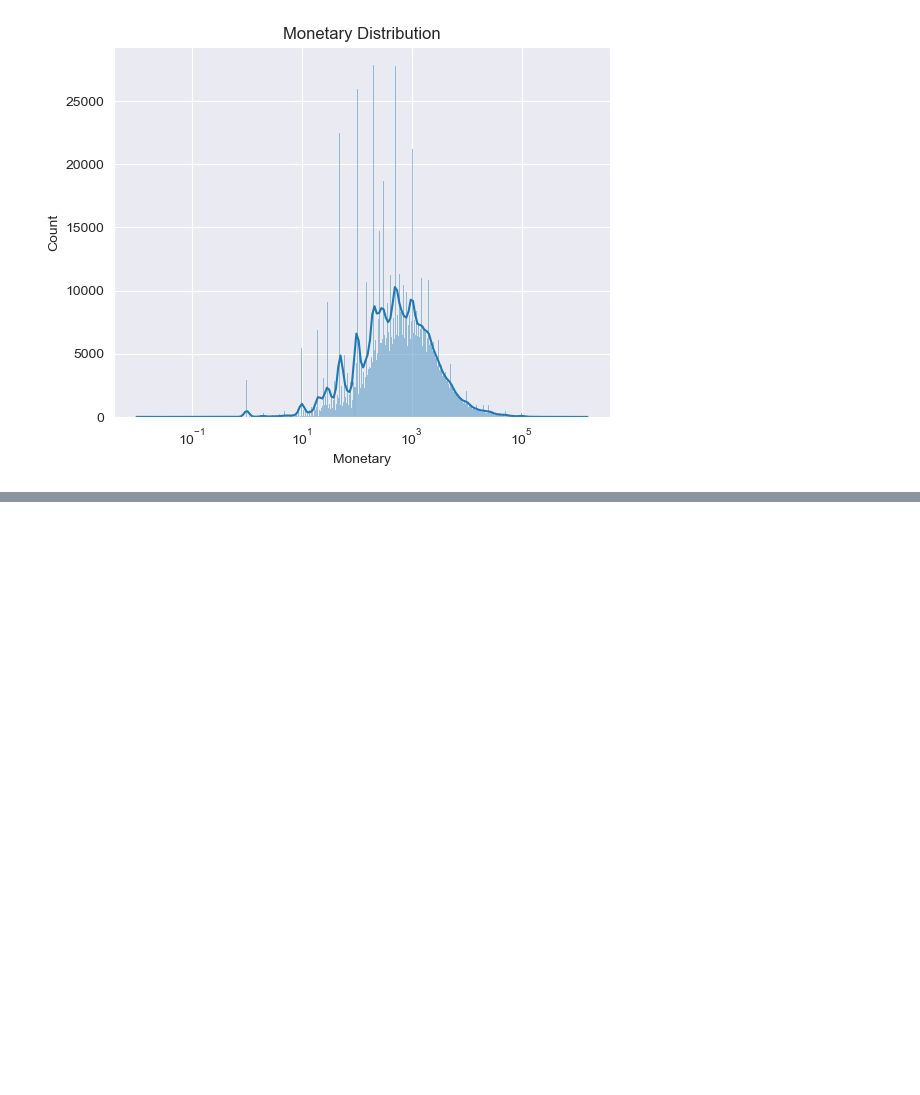
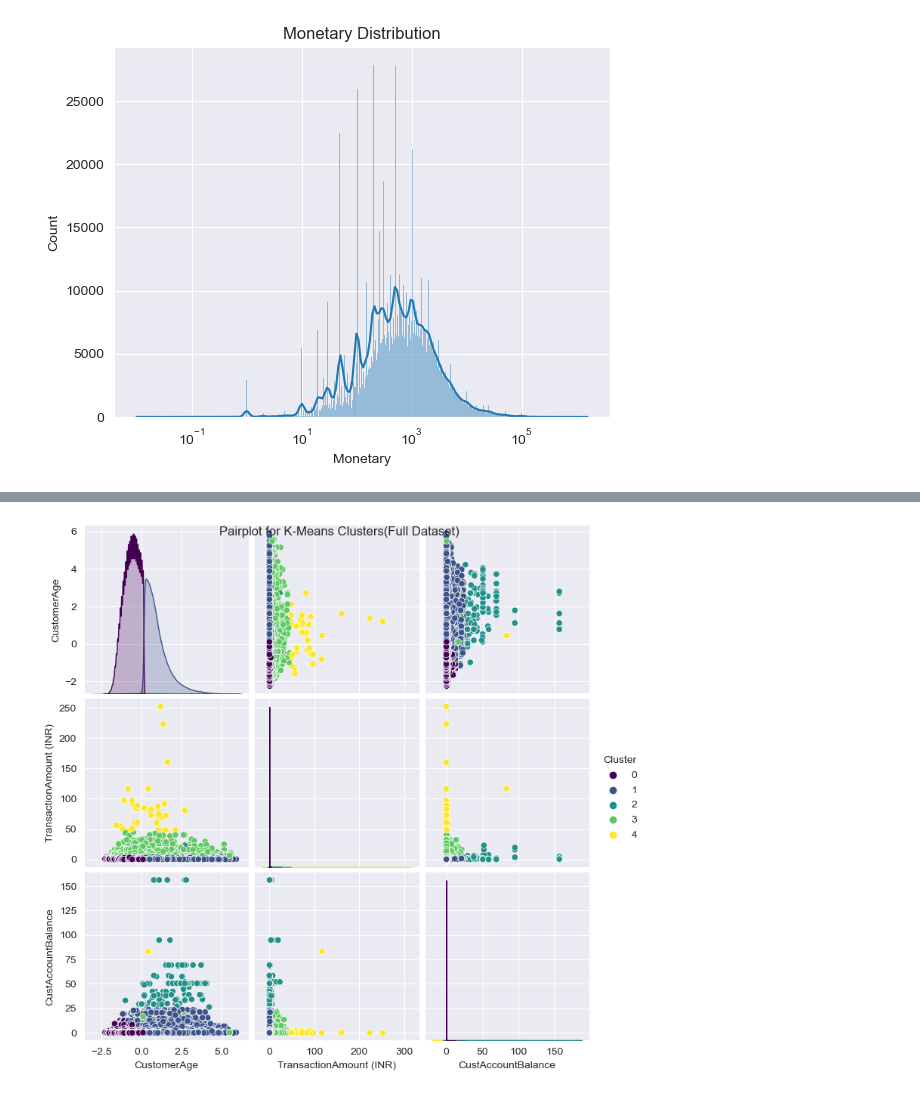
Before and after one commit to GDistories/DSAA5002_Final_Exam, a Jupyter notebook: Q6/Q6_Code/Q6.ipynb, the cells around one changed output, grey strips where cells are left out. Cells and saved outputs as stored; diff of their text form; code cells hidden in the pictures; blank space fills up the shorter version.

```diff
--- a/Q6/Q6_Code/Q6.ipynb
+++ b/Q6/Q6_Code/Q6.ipynb
@@ -383,0 +445,5 @@ Number of customers with zero monetary value: 505
+# %%
+# As the silhouette score is the highest when the number of clusters is 5, we choose 5 as the number of clusters
+kmeans = KMeans(n_clusters=5, n_init=10, random_state=50015940)
+kmeans_clusters = kmeans.fit_predict(scaled_features)
+bank_customer['kmeans_cluster'] = kmeans_clusters
@@ -383,0 +496,4 @@ Number of customers with zero monetary value: 505
+# %%
+# Merge the scaled features and the clustering labels into a single DataFrame for K-Means
+k_means_features_df = pd.DataFrame(scaled_features, columns=['CustomerAge', 'TransactionAmount (INR)', 'CustAccountBalance'])
+k_means_features_df['Cluster'] = kmeans_clusters
@@ -383,0 +508,7 @@ Number of customers with zero monetary value: 505
+# %%
+# Pairplot for K-Means Clusters
+sns.pairplot(k_means_features_df, hue='Cluster', palette='viridis', diag_kind='kde')
+plt.suptitle('Pairplot for K-Means Clusters(Full Dataset)')
+plt.show()
+# %% [output]
+[figure, added]
```
Also changed, not shown: parts of 38 cells of this notebook.
